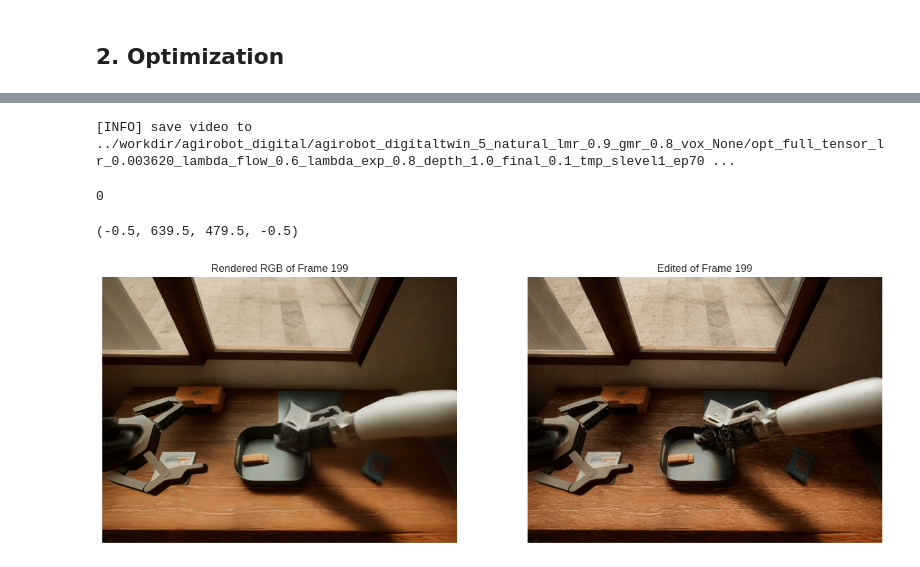
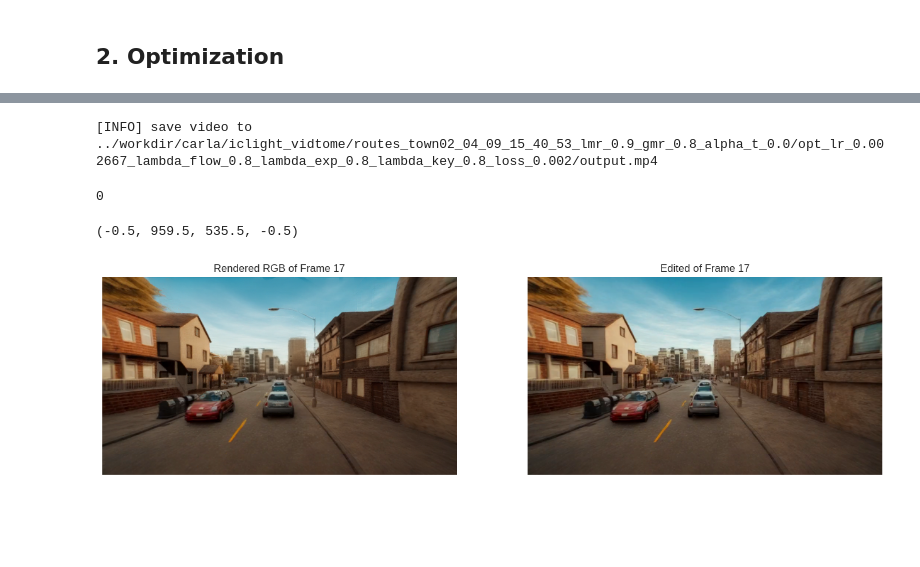
Before and after one commit to Linketic/TC-Light, a Jupyter notebook: notebooks/rgbd_opt_light.ipynb, the cells around one changed output, grey strips where cells are left out. Saved outputs shown, nothing was run; the diff lists cells and outputs as text; code cells hidden in the pictures; blank space fills up the shorter version.

```diff
--- a/notebooks/rgbd_opt_light.ipynb
+++ b/notebooks/rgbd_opt_light.ipynb
@@ -731,7 +374,7 @@ if ANALYZE_SSIM:
     # l_map = ssim_map / cs_map
 
     # show distribution of per-channel SSIM
-    plt.style.use("seaborn-v0_8-whitegrid")
+    # plt.style.use("seaborn-v0_8-whitegrid")
     # plt.hist(l_map[0, 0].reshape(-1).cpu().numpy(), bins=100, color='r', alpha=0.5, label='R');
     # plt.hist(l_map[0, 1].reshape(-1).cpu().numpy(), bins=100, color='g', alpha=0.5, label='G');
     # plt.hist(l_map[0, 2].reshape(-1).cpu().numpy(), bins=100, color='b', alpha=0.5, label='B');
@@ -831,7 +477,7 @@ pbar.close()
 
 with torch.no_grad():
     pil_tensor = dataset.edited_images.permute(0, 2, 3, 1).reshape(N*H*W, -1)
-    # pil_tensor = torch_scatter.scatter(pil_tensor, data_parser.unq_inv, dim=0, reduce='mean')
+    pil_tensor = torch_scatter.scatter(pil_tensor, data_parser.unq_inv, dim=0, reduce='mean')
 
     # prepare per-image confidence weights
     # loss_weight = relaxed_ms_ssim(org_frames, dataset.edited_images, data_range=1, start_level=1, size_average=False)
@@ -840,8 +486,15 @@ with torch.no_grad():
 fused_color = RGB2SH(pil_tensor)
 features_dc = nn.Parameter(fused_color.contiguous().requires_grad_(True))
 
+# check if each index in data_parser.unq_inv is unique
+cnt = torch.unique(data_parser.unq_inv, return_counts=True)[1]
+nonunique_mask = (cnt > 1)[data_parser.unq_inv]
+
+feature_residuals = nn.Parameter(torch.zeros_like(features_dc[data_parser.unq_inv][nonunique_mask]).contiguous().requires_grad_(True))
+
 l = [
     {'params': [features_dc], 'lr': feature_lr, "name": "f_dc"},
+    {'params': [feature_residuals], 'lr': feature_lr, "name": "f_residuals"},
 ]
 optimizer = torch.optim.Adam(l, lr=0.0, eps=1e-15)
 
@@ -857,9 +510,13 @@ for epoch in range(epochs):
         cat_idxs = torch.cat([idxs, idxs-1], dim=0)
         cat_idxs[cat_idxs < 0] = 0
 
-        # unq_inv = data_parser.unq_inv.reshape(N, H, W, -1)[cat_idxs].reshape(-1)
-        # cat_images = SH2RGB(features_dc)[unq_inv].reshape(len(cat_idxs), H*W, -1) # N x HW x 3
-        cat_images = SH2RGB(features_dc).reshape(N, H, W, -1)[cat_idxs]
+        unq_inv = data_parser.unq_inv.reshape(N, H, W, -1)[cat_idxs].reshape(-1)
+        cat_images = SH2RGB(features_dc)[unq_inv].reshape(len(cat_idxs), H*W, -1) # N x HW x 3
+        residuals = torch.zeros_like(features_dc[data_parser.unq_inv])
+        residuals[nonunique_mask] = feature_residuals
+        residuals = residuals.reshape(N, H, W, -1)[cat_idxs].reshape(len(cat_idxs), H*W, -1)
+        cat_images = cat_images + residuals
+        # cat_images = SH2RGB(features_dc).reshape(N, H, W, -1)[cat_idxs]
         cat_images = torch.clamp(cat_images, 0, 1).reshape(len(cat_idxs), H, W, 3).permute(0, 3, 1, 2)  # N x 3 x H x W
 
         images = cat_images[:len(idxs)]
@@ -871,6 +528,10 @@ for epoch in range(epochs):
         warped_images_m = warped_images_m * _mask_bwds.float()
         images_m = images_m * _mask_bwds.float()
 
+        # warped_images_key = warp_flow(images, src_flows[idxs])
+        # warped_images_key_m = warped_images_key * mask_bwds_st[idxs].float()
+        # key_images = dataset.edited_images[index_closest[idxs]] * mask_bwds_st[idxs].float()
+
         # plt.style.use("seaborn-v0_8-whitegrid")
         # plt.figure(figsize=(16, 10))
         # plt.subplot(1, 2, 1)
@@ -879,7 +540,7 @@ for epoch in range(epochs):
         # plt.axis("off")
 
         # plt.subplot(1, 2, 2)
-        # plt.imshow(warped_images_m[0].permute(1, 2, 0).detach().cpu().numpy())
+        # plt.imshow(_edited_images[0].permute(1, 2, 0).detach().cpu().numpy())
         # plt.title(f"Warped of Frame {idxs[0]}")
         # plt.axis("off")
         # break
@@ -889,8 +550,8 @@ for epoch in range(epochs):
         #             l1_loss(images_m, warped_images_m) * (1 - lambda_dssim)
 
         # 0. original
-        loss_photometric = (1.0 - relaxed_ms_ssim(images, _edited_images, data_range=1, start_level=1)) * lambda_dssim + \
-                            l1_loss(images, smoothed_edited_images[idxs]) * (1.0 - lambda_dssim)
+        loss_photometric = (1.0 - relaxed_ms_ssim(images, _edited_images, data_range=1, start_level=1)) * lambda_dssim
+
 
         # 1. quantize images to relax the restriction
         # loss_ssim = (1.0 - ms_ssim(images, _edited_images, data_range=1)) * lambda_dssim
@@ -914,9 +575,9 @@ for epoch in range(epochs):
         # loss_photometric = depth_loss_dpt(depths[:, None], depths_org[idxs], ssim_loss_func) * depth_weight
 
         # 6. use TV loss as regularization
-        # loss_tv = tv_loss(images)
+        loss_tv = tv_loss(images)
 
-        loss = (1 - lambda_flow) * loss_photometric + lambda_flow * loss_flow
+        loss = (1 - lambda_flow) * loss_photometric + lambda_flow * loss_flow + loss_tv
 
         loss_list.append([loss.item(), loss_photometric.item(), loss_flow.item()])
 
@@ -939,7 +600,11 @@ max_memory_allocated = torch.cuda.max_memory_allocated() / (1024.0 ** 2)
 print(f"Memory: {max_memory_allocated:.2f} MB")
 print(f"Time: {(end_time - start_time).total_seconds()}s")
 
+images = SH2RGB(features_dc)[data_parser.unq_inv]
+images[nonunique_mask] = images[nonunique_mask] + feature_residuals
+images = images.reshape(N, H*W, -1)
+
 # images = SH2RGB(features_dc)[data_parser.unq_inv].reshape(N, H*W, -1) # N x HW x 3
-images = SH2RGB(features_dc).reshape(N, H*W, -1) # N x HW x 3
+# images = SH2RGB(features_dc).reshape(N, H*W, -1) # N x HW x 3
 images = torch.clamp(images, 0, 1).reshape(N, H, W, 3).permute(0, 3, 1, 2)  # N x 3 x H x W
 # %% [output]
@@ -965,13 +631,13 @@ Text(0.5, 1.0, 'Loss curve for unique tensor optimization')
 # %%
 # save_name = f"opt_lr_{feature_lr:3f}_lambda_flow_{lambda_flow}_lambda_exp_{lambda_exp}_ssim_{lambda_dssim}_slevel1_ep{epochs}_loss_{loss_list[-1]:.3f}"
-save_name = f"opt_full_tensor_lr_{feature_lr:3f}_lambda_flow_{lambda_flow}_lambda_exp_{lambda_exp}_depth_{lambda_depth}_final_{d_final_factor}_tmp_slevel1_ep{epochs}_loss_{loss_list[-1][0]:.3f}"
+save_name = f"opt_lr_{feature_lr:3f}_lambda_flow_{lambda_flow}_lambda_exp_{lambda_exp}_lambda_key_{lambda_key}_loss_{loss_list[-1][0]:.3f}"
 cur_output_path = os.path.join(output_dir, save_name)
-save_video(images, cur_output_path, save_frame=True, fps=15)
+save_video(images, cur_output_path, save_frame=True, fps=15, gif=False)
 # copy output_dir/config.yaml and output_dir/output_gt.gif to cur_output_path
 os.system(f"cp {os.path.join(output_dir, 'config.yaml')} {cur_output_path}")
-os.system(f"cp {os.path.join(output_dir, 'output_gt.gif')} {cur_output_path}")
+os.system(f"cp {os.path.join(output_dir, 'output_gt.mp4')} {cur_output_path}")
 # %% [output]
-[INFO] save video to ../workdir/agirobot_digital/agirobot_digitaltwin_5_natural_lmr_0.9_gmr_0.8_vox_None/opt_full_tensor_lr_0.003620_lambda_flow_0.6_lambda_exp_0.8_depth_1.0_final_0.1_tmp_slevel1_ep70 ...
+[INFO] save video to ../workdir/carla/iclight_vidtome/routes_town02_04_09_15_40_53_lmr_0.9_gmr_0.8_alpha_t_0.0/opt_lr_0.002667_lambda_flow_0.8_lambda_exp_0.8_lambda_key_0.8_loss_0.002/output.mp4
 0
 # %%
 images_np = images.permute(0, 2, 3, 1).detach().cpu().numpy()
@@ -981,27 +647,27 @@ smoothed_edited_images_np = smoothed_edited_images.permute(0, 2, 3, 1).cpu().num
 # %%
 plt.style.use("seaborn-v0_8-whitegrid")
 idx = random.randint(0, N-1)
-idx = 199
+# idx = 188
 
 # with torch.no_grad():
 #     mask_bwd = dataset.mask_bwd[idx:idx+1]
 #     warped_images = warp_flow(images[idx-1:idx], dataset.past_flows[idx:idx+1])
 #     warped_images[~mask_bwd] = 0
 #     warped_images = warped_images.permute(0, 2, 3, 1).cpu().numpy()
 #     warped_images = np.clip(warped_images[0], 0, 1)
 
 plt.figure(figsize=(16, 10))
 plt.subplot(1, 2, 1)
-plt.imshow(smoothed_edited_images_np[idx])
+plt.imshow(images_np[idx])
 plt.title(f"Rendered RGB of Frame {idx}")
 plt.axis("off")
 
 plt.subplot(1, 2, 2)
 plt.imshow(edited_images_np[idx])
 plt.title(f"Edited of Frame {idx}")
 # plt.imshow(warped_images)
 # plt.title(f"Warped of Frame {idx}")
 plt.axis("off")
 # %% [output]
-(-0.5, 639.5, 479.5, -0.5)
+(-0.5, 959.5, 535.5, -0.5)
-[figure, old version]
+[figure, new version]
```
Also changed, not shown: parts of 22 cells of this notebook, 9 other files.
